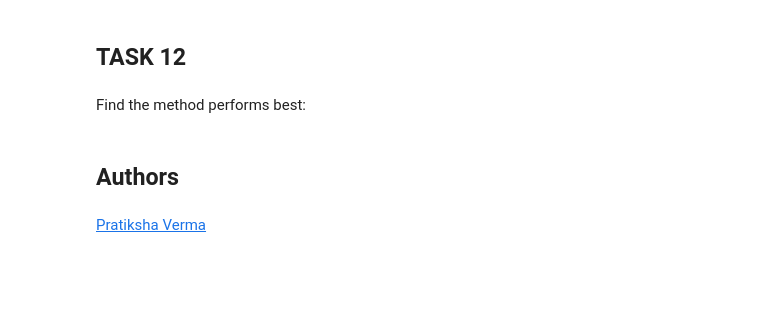
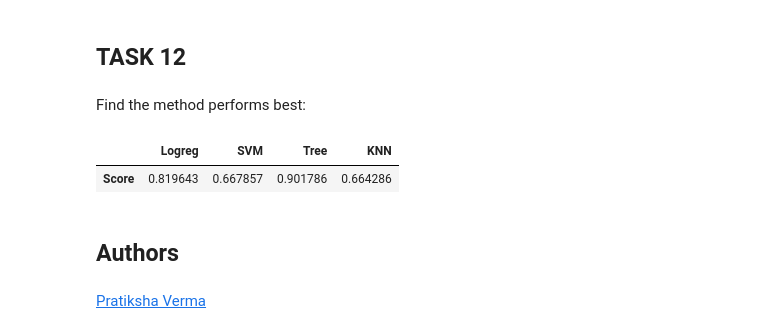
Before and after one commit to amenbr1/ADS-Capstone, a Jupyter notebook: ml_prediction.ipynb, the cells around one changed output. Cells and saved outputs as stored; diff of their text form; code cells hidden in the pictures; blank space fills up the shorter version.

```diff
--- a/ml_prediction.ipynb
+++ b/ml_prediction.ipynb
@@ -312,6 +339,14 @@ plot_confusion_matrix(Y_test,yhat)
 ## TASK  12
 # %% [markdown]
 Find the method performs best:
+# %%
+best_scores = {'Logreg':logreg_cv.best_score_,'SVM':svm_cv.best_score_,'Tree':tree_cv.best_score_,'KNN':knn_cv.best_score_}
+
+results = pd.DataFrame(best_scores, index = ['Score'])
+results
+# %% [output]
+|  | Logreg | SVM | Tree | KNN |
+| Score | 0.819643 | 0.667857 | 0.901786 | 0.664286 |
 # %% [markdown]
 ## Authors
 # %% [markdown]
```
Also changed, not shown: parts of 8 cells of this notebook.
